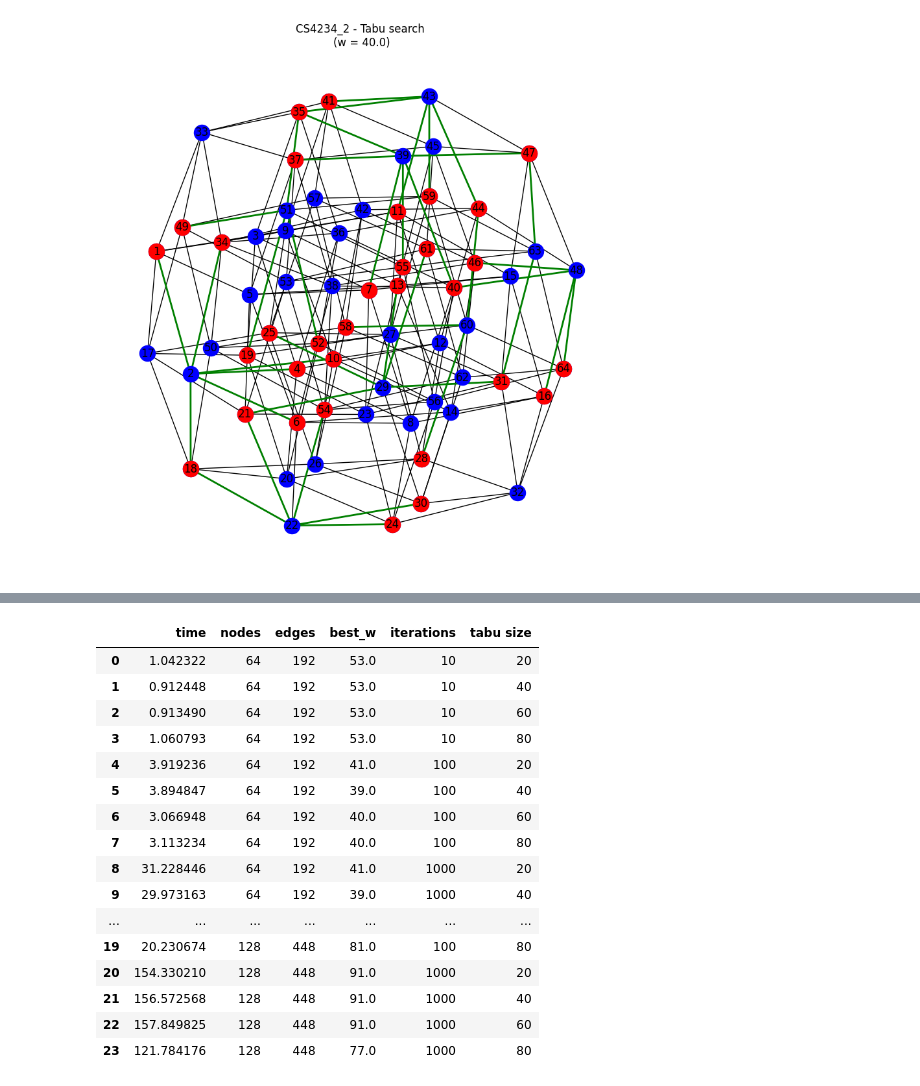
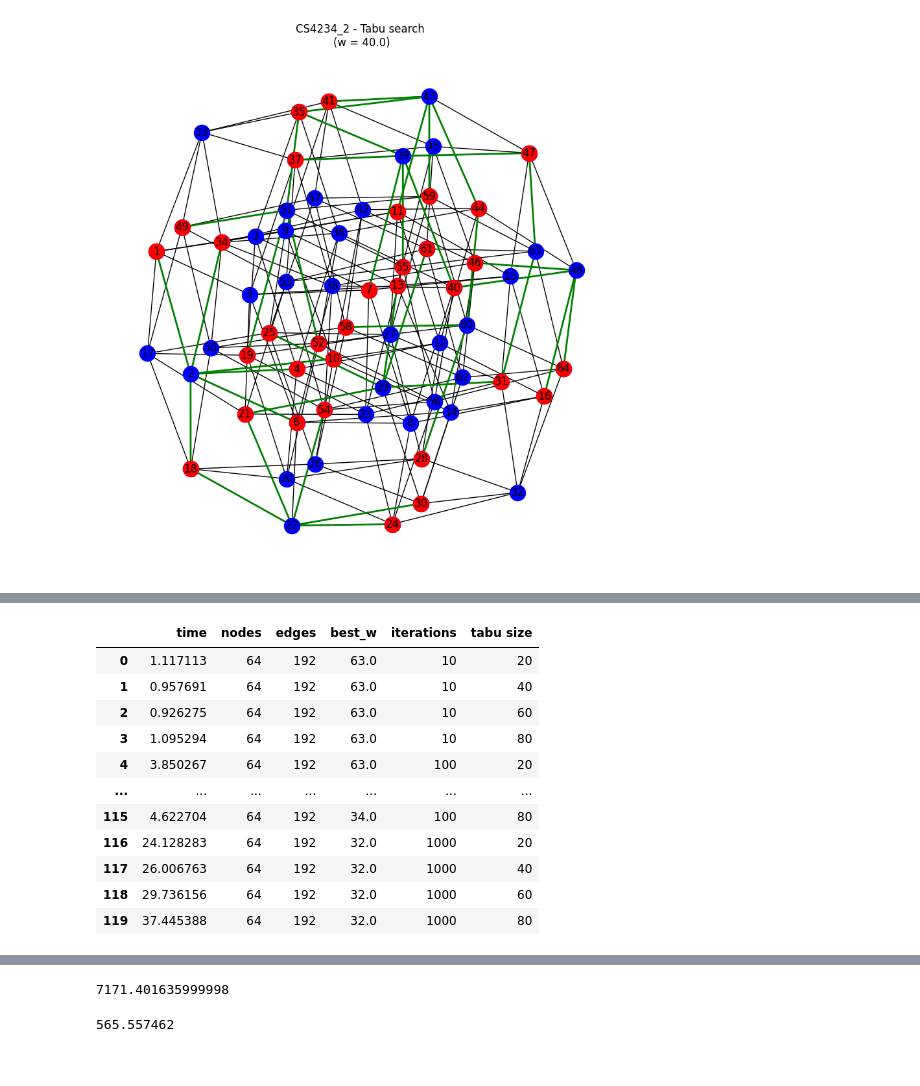
Before and after one commit to MajaZMaja2506/projekatRI, a Jupyter notebook: Tabu Search/tabu_search.ipynb, the cells around one changed output, grey strips where cells are left out. Cells and saved outputs as stored; diff of their text form; code cells hidden in the pictures.

Commit message:
Execute tests for big graphs

```diff
--- a/Tabu Search/tabu_search.ipynb
+++ b/Tabu Search/tabu_search.ipynb
@@ -236,6 +236,6 @@ def test_big(G, terminals):
                 }
             df = pd.concat([df, pd.DataFrame([new_row])], ignore_index=True)
 # %%
-tests('../InitialTest')
+tests('../Big graphs')
 df
 # %% [output]
@@ -243,0 +259,12 @@ tabu_search took 1.042322 seconds
+|  | time | nodes | edges | best_w | iterations | tabu size |
+| 0 | 1.117113 | 64 | 192 | 63.0 | 10 | 20 |
+| 1 | 0.957691 | 64 | 192 | 63.0 | 10 | 40 |
+| 2 | 0.926275 | 64 | 192 | 63.0 | 10 | 60 |
+| 3 | 1.095294 | 64 | 192 | 63.0 | 10 | 80 |
+| 4 | 3.850267 | 64 | 192 | 63.0 | 100 | 20 |
+| ... | ... | ... | ... | ... | ... | ... |
+| 115 | 4.622704 | 64 | 192 | 34.0 | 100 | 80 |
+| 116 | 24.128283 | 64 | 192 | 32.0 | 1000 | 20 |
+| 117 | 26.006763 | 64 | 192 | 32.0 | 1000 | 40 |
+| 118 | 29.736156 | 64 | 192 | 32.0 | 1000 | 60 |
+| 119 | 37.445388 | 64 | 192 | 32.0 | 1000 | 80 |
@@ -261,19 +272,10 @@ tabu_search took 121.784176 seconds
-|  | time | nodes | edges | best_w | iterations | tabu size |
-| 0 | 1.042322 | 64 | 192 | 53.0 | 10 | 20 |
-| 1 | 0.912448 | 64 | 192 | 53.0 | 10 | 40 |
-| 2 | 0.913490 | 64 | 192 | 53.0 | 10 | 60 |
-| 3 | 1.060793 | 64 | 192 | 53.0 | 10 | 80 |
-| 4 | 3.919236 | 64 | 192 | 41.0 | 100 | 20 |
-| 5 | 3.894847 | 64 | 192 | 39.0 | 100 | 40 |
-| 6 | 3.066948 | 64 | 192 | 40.0 | 100 | 60 |
-| 7 | 3.113234 | 64 | 192 | 40.0 | 100 | 80 |
-| 8 | 31.228446 | 64 | 192 | 41.0 | 1000 | 20 |
-| 9 | 29.973163 | 64 | 192 | 39.0 | 1000 | 40 |
-| ... | ... | ... | ... | ... | ... | ... |
-| 19 | 20.230674 | 128 | 448 | 81.0 | 100 | 80 |
-| 20 | 154.330210 | 128 | 448 | 91.0 | 1000 | 20 |
-| 21 | 156.572568 | 128 | 448 | 91.0 | 1000 | 40 |
-| 22 | 157.849825 | 128 | 448 | 91.0 | 1000 | 60 |
-| 23 | 121.784176 | 128 | 448 | 77.0 | 1000 | 80 |
 # %%
 df.to_csv('results_tabu.csv')
+# %%
+sum(df["time"])
+# %% [output]
+7171.401635999998
+# %%
+max(df["time"])
+# %% [output]
+565.557462
```
Also changed, not shown: parts of 1 cell of this notebook, 6 other files.
